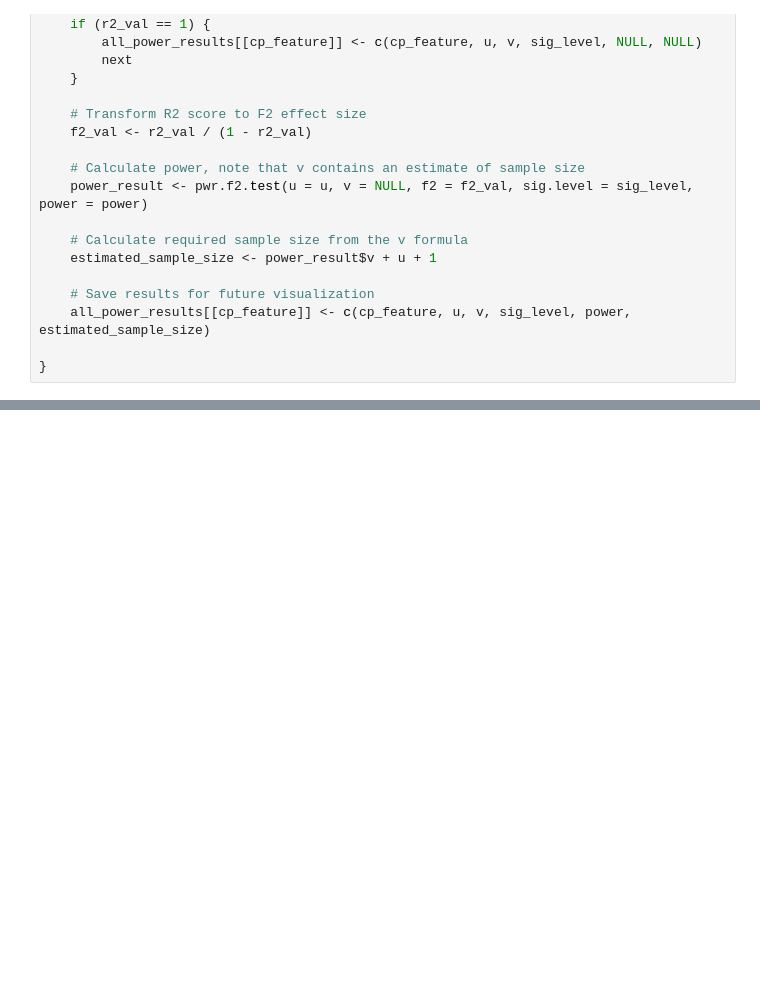
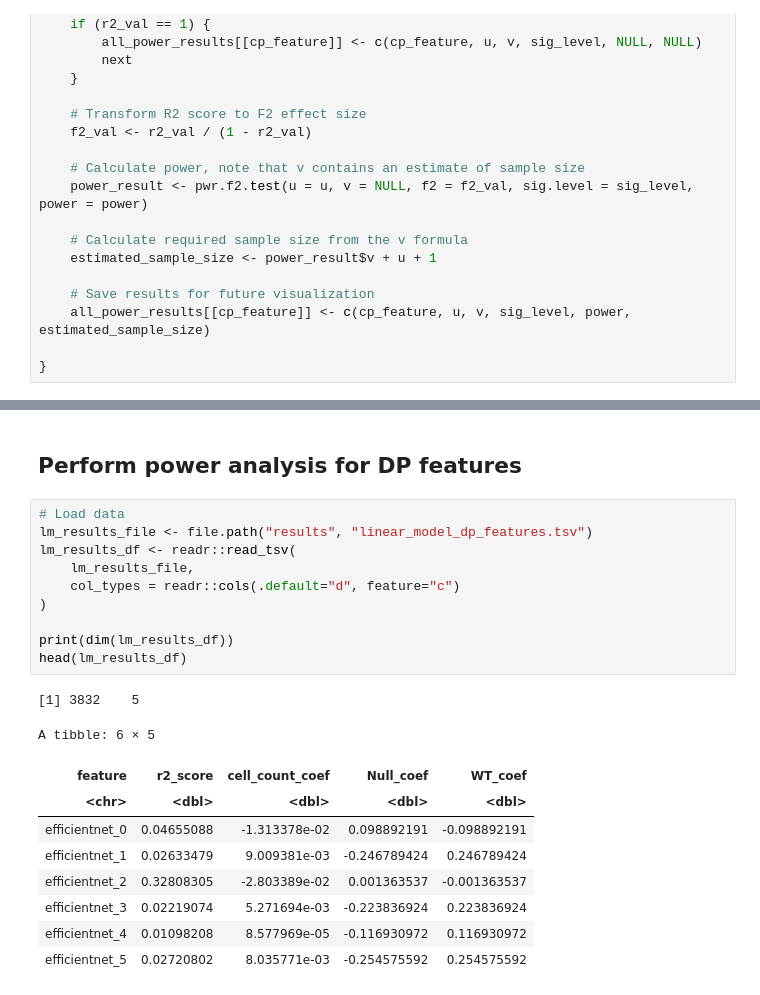
Before and after one commit to WayScience/Benchmarking_NF1_data, a Jupyter notebook: 5_analyze_data/notebooks/linear_model/lm_power_analysis.ipynb, the cells around one changed output, grey strips where cells are left out. Drawn from its saved outputs; the diff is of its cells as text; blank space fills up the shorter version.

```diff
--- a/5_analyze_data/notebooks/linear_model/lm_power_analysis.ipynb
+++ b/5_analyze_data/notebooks/linear_model/lm_power_analysis.ipynb
@@ -129,3 +130,26 @@ A tibble: 6 × 6
 | Cytoplasm_AreaShape_BoundingBoxMa... | 1 | 147 | 4.79386385426654e-05 | 0.8 | 2871.24963895602 |
 | Cytoplasm_AreaShape_BoundingBoxMa... | 1 | 147 | 4.79386385426654e-05 | 0.8 | 14278.4471735682 |
 | Cytoplasm_AreaShape_BoundingBoxMi... | 1 | 147 | 4.79386385426654e-05 | 0.8 | 4051.10195794731 |
+# %% [markdown]
+## Perform power analysis for DP features
+# %%
+# Load data
+lm_results_file <- file.path("results", "linear_model_dp_features.tsv")
+lm_results_df <- readr::read_tsv(
+    lm_results_file,
+    col_types = readr::cols(.default="d", feature="c")
+)
+
+print(dim(lm_results_df))
+head(lm_results_df)
+# %% [output]
+[1] 3832    5
+A tibble: 6 × 5
+| feature | r2_score | cell_count_coef | Null_coef | WT_coef |
+| <chr> | <dbl> | <dbl> | <dbl> | <dbl> |
+| efficientnet_0 | 0.04655088 | -1.313378e-02 | 0.098892191 | -0.098892191 |
+| efficientnet_1 | 0.02633479 | 9.009381e-03 | -0.246789424 | 0.246789424 |
+| efficientnet_2 | 0.32808305 | -2.803389e-02 | 0.001363537 | -0.001363537 |
+| efficientnet_3 | 0.02219074 | 5.271694e-03 | -0.223836924 | 0.223836924 |
+| efficientnet_4 | 0.01098208 | 8.577969e-05 | -0.116930972 | 0.116930972 |
+| efficientnet_5 | 0.02720802 | 8.035771e-03 | -0.254575592 | 0.254575592 |
```
Also changed, not shown: parts of 7 cells of this notebook, 5 other files.
